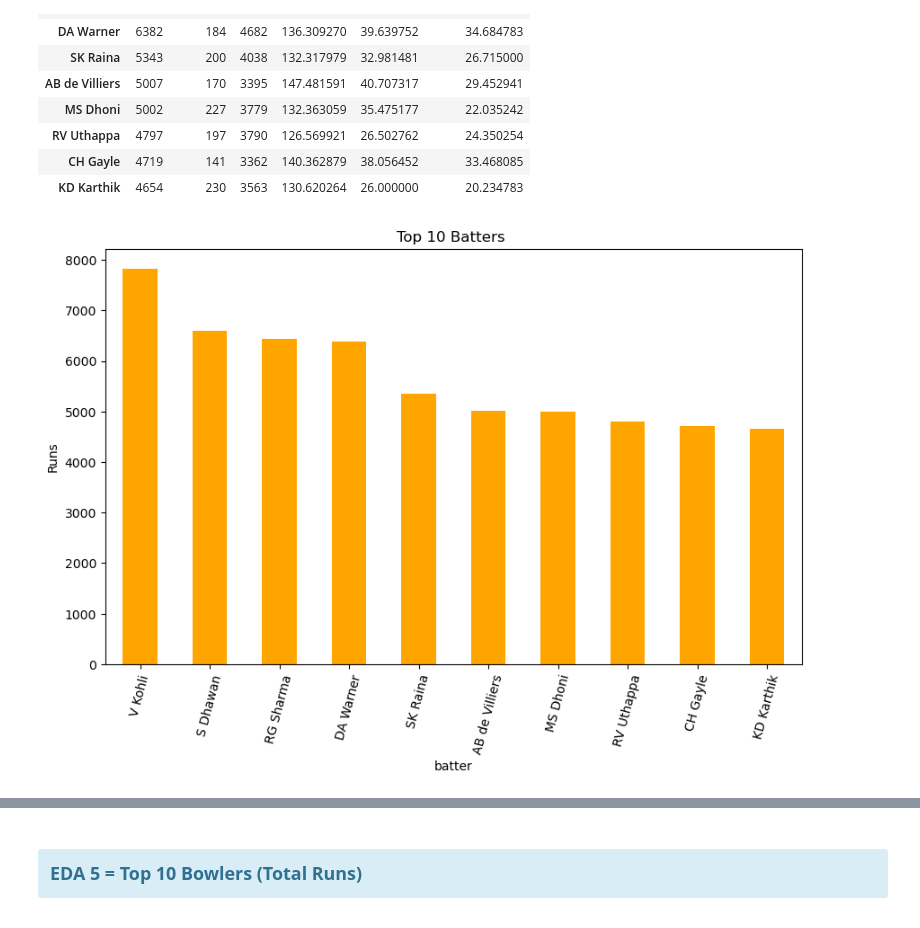
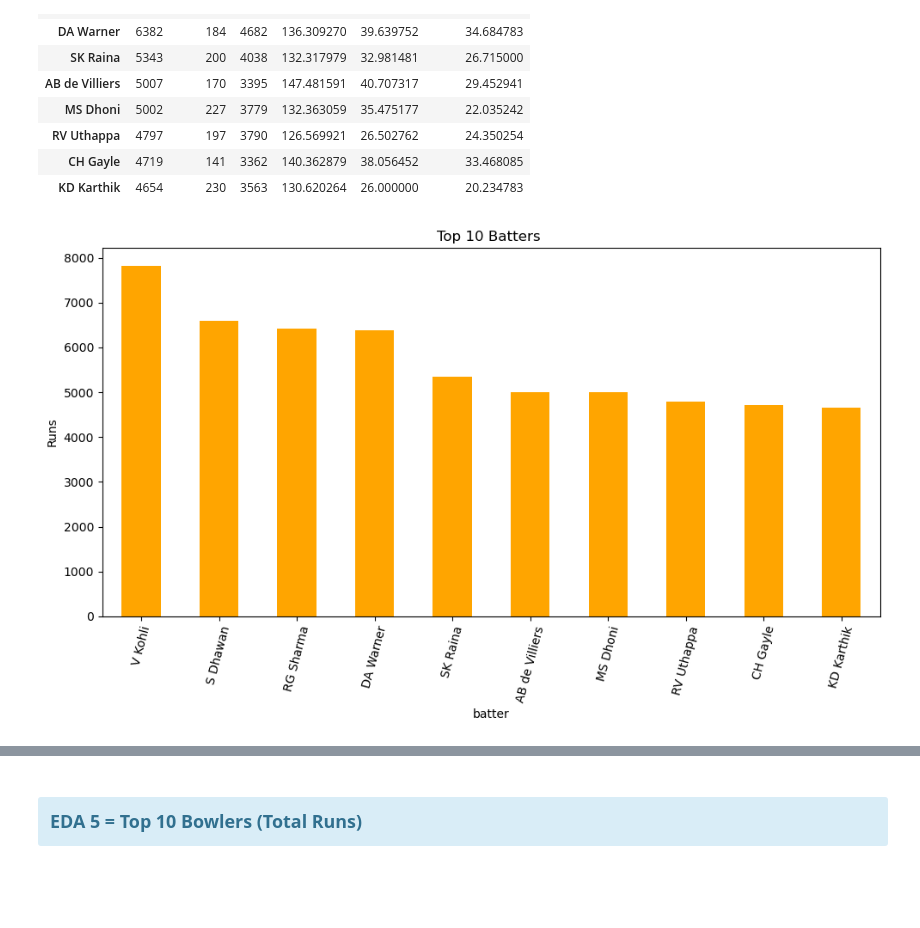
Before and after one commit to MuskanPtl12/IPL-Data-Analysis-Project, a Jupyter notebook: Notebooks/03_EDA.ipynb, the cells around one changed output, grey strips where cells are left out. Cells and saved outputs as stored; diff of their text form; code cells hidden in the pictures; blank space fills up the shorter version.

```diff
--- a/Notebooks/03_EDA.ipynb
+++ b/Notebooks/03_EDA.ipynb
@@ -19,7 +19,7 @@ Libraries imported successfully
 # %%
 
 # Load Cleaned ipl_data dataset
-ipl_data=pd.read_csv( r"C:\Users\Akash\Downloads\Dataset\ipl_dataset_cleaned.csv",low_memory=False)
+ipl_data=pd.read_csv( "../Datasets/ipl_dataset_cleaned.csv",low_memory=False)
 # %% [markdown]
 ### <div class="alert alert-block alert-info"><b>Basic Overview<b><div>
 # %%
@@ -271,18 +271,19 @@ top_batters
 # %%
 plt.figure(figsize=(10,6))
 
 top_batters["Runs"].plot(
 
     kind="bar",
     color="orange"
 )
 
 plt.title( "Top 10 Batters ")
 
 plt.ylabel("Runs")
 
 plt.xticks(rotation=75)
-
+plt.tight_layout()
+plt.savefig("../images/Top_Batters.png", dpi=180)
 plt.show()
 # %% [output]
-[figure, old version]
+[figure, new version]
```
Also changed, not shown: parts of 8 cells of this notebook, 16 other files.
